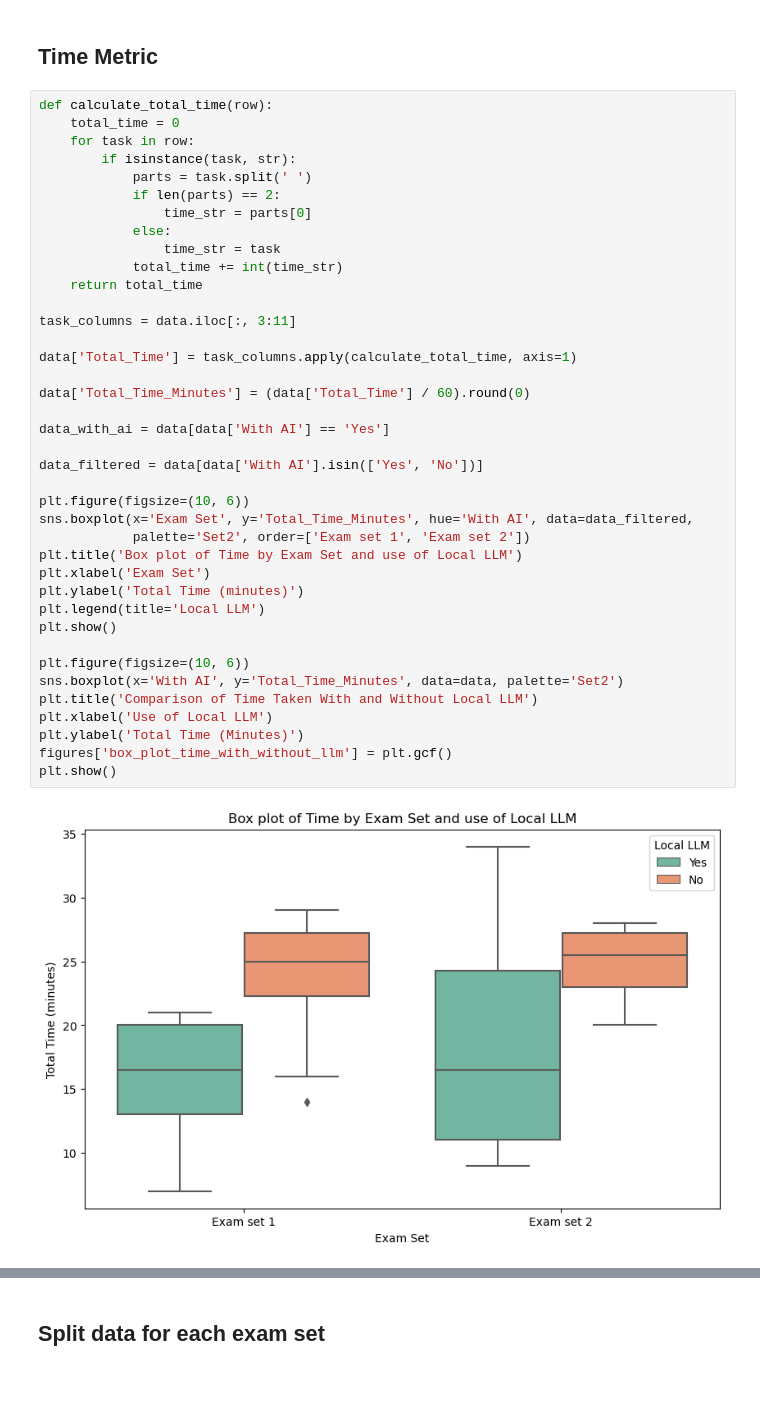
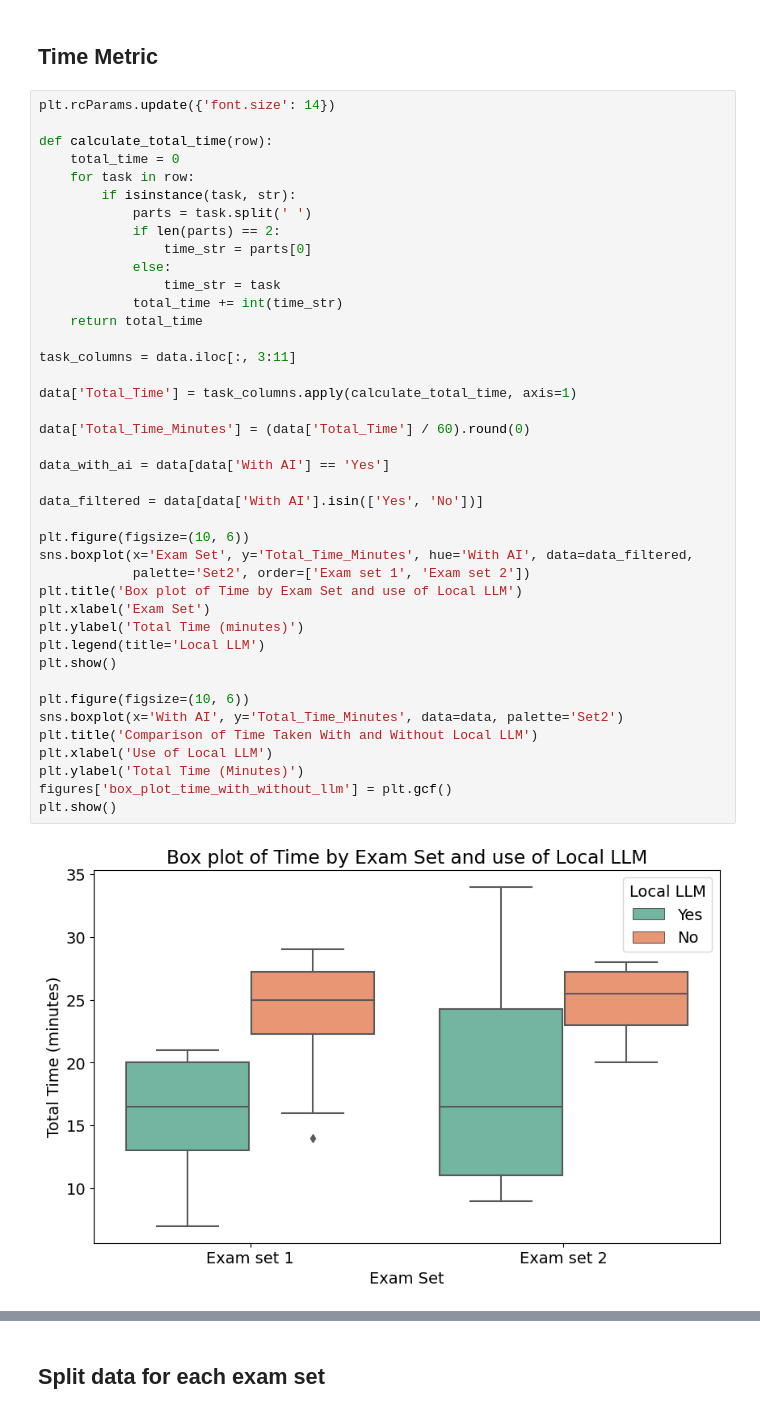
Before and after one commit to cseetreview/review_project, a Jupyter notebook: Notebook.ipynb, the cells around one changed output, grey strips where cells are left out. Cells and saved outputs as stored; diff of their text form; blank space fills up the shorter version.

Commit message:
plots

```diff
--- a/Notebook.ipynb
+++ b/Notebook.ipynb
@@ -15,6 +15,8 @@ figures = {} #Storing figures for print
 # %% [markdown]
 ## Time Metric
 # %%
+plt.rcParams.update({'font.size': 14})
+
 def calculate_total_time(row):
     total_time = 0
     for task in row:
@@ -27,31 +29,31 @@ def calculate_total_time(row):
             total_time += int(time_str)
     return total_time
 
 task_columns = data.iloc[:, 3:11]
 
 data['Total_Time'] = task_columns.apply(calculate_total_time, axis=1)
 
 data['Total_Time_Minutes'] = (data['Total_Time'] / 60).round(0)
 
 data_with_ai = data[data['With AI'] == 'Yes']
 
 data_filtered = data[data['With AI'].isin(['Yes', 'No'])]
 
 plt.figure(figsize=(10, 6))
 sns.boxplot(x='Exam Set', y='Total_Time_Minutes', hue='With AI', data=data_filtered,
             palette='Set2', order=['Exam set 1', 'Exam set 2'])
 plt.title('Box plot of Time by Exam Set and use of Local LLM')
 plt.xlabel('Exam Set')
 plt.ylabel('Total Time (minutes)')
 plt.legend(title='Local LLM')
 plt.show()
 
 plt.figure(figsize=(10, 6))
 sns.boxplot(x='With AI', y='Total_Time_Minutes', data=data, palette='Set2')
 plt.title('Comparison of Time Taken With and Without Local LLM')
 plt.xlabel('Use of Local LLM')
 plt.ylabel('Total Time (Minutes)')
 figures['box_plot_time_with_without_llm'] = plt.gcf()
 plt.show()
 # %% [output]
-[figure, old version]
+[figure, new version]
```
Also changed, not shown: parts of 12 cells of this notebook, 9 other files.
